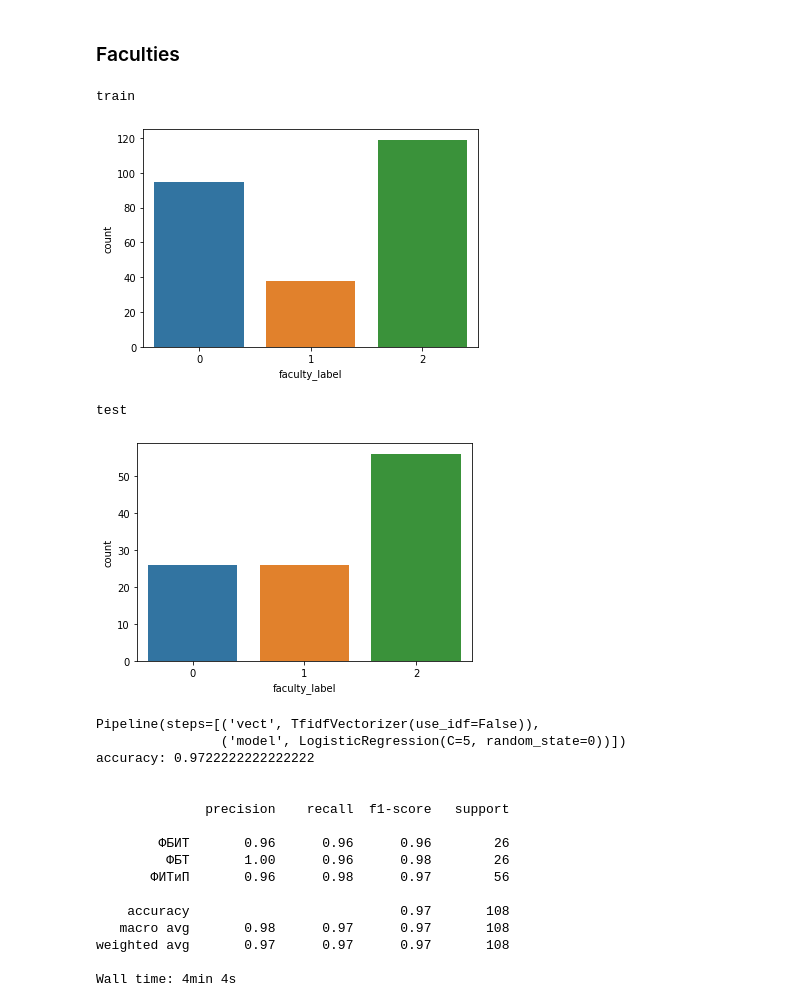
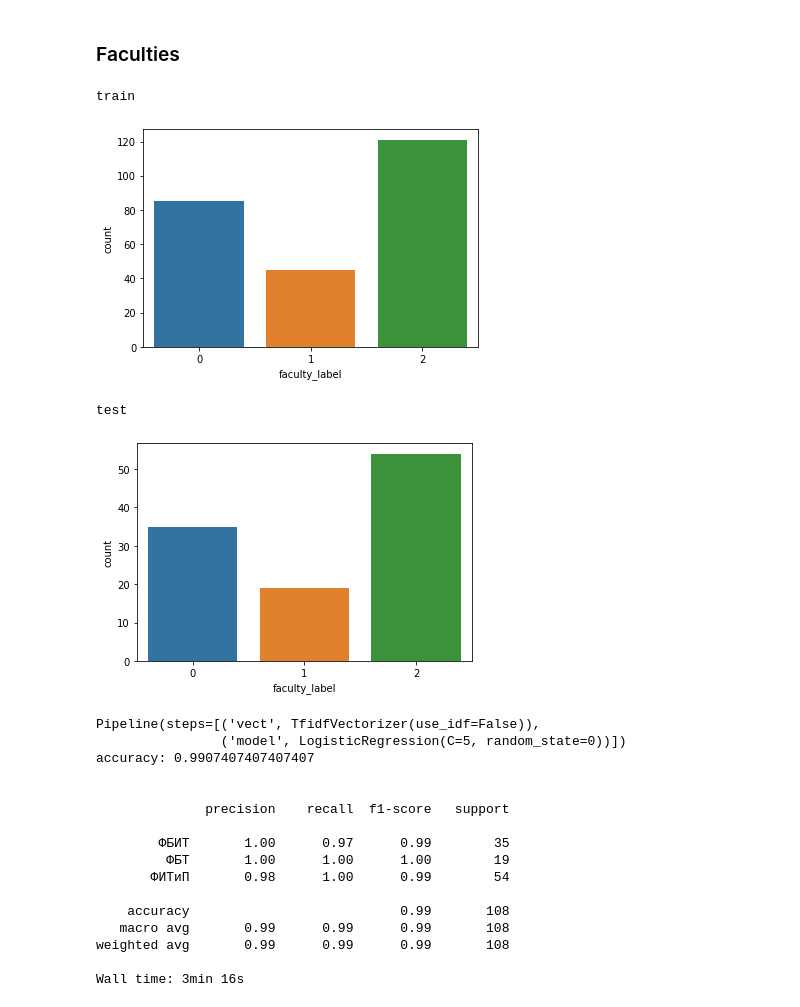
Before and after one commit to Ylikn/ITMO_Text-analysis-tools_VKR, a Jupyter notebook: DepartmentsClassification.ipynb, the cells around one changed output. Cells and saved outputs as stored; diff of their text form; code cells hidden in the pictures.

```diff
--- a/DepartmentsClassification.ipynb
+++ b/DepartmentsClassification.ipynb
@@ -17,7 +19,7 @@ import warnings
 warnings.filterwarnings('ignore')
 # %%
 df = pd.read_csv('VKR_docs_structure.csv')
-df['preproc_text'] = df['preproc_text'].apply(lambda x: ' '.join(eval(x)))
+df = df.sample(len(df))
 print(len(df))
 df.head()
 # %% [output]
@@ -171,57 +174,58 @@ Name: coef_ФБИТ, dtype: float64
 # %%
 %%time
 
-X_train, X_test, y_train, y_test = train_test_split(df['preproc_text'], df['faculty_label'], test_size=0.3)
+X_train, X_test, y_train, y_test = train_test_split(df['main_preproc_text'], df['faculty_label'],
+                                                    test_size=0.3, random_state=100)
 
 print('train')
 sns.countplot(y_train)
 plt.show()
 
 print('test')
 sns.countplot(y_test)
 plt.show()
 
 
 pipeline = Pipeline([
     ('vect', TfidfVectorizer()),
     ('model',LogisticRegression(random_state = 0))])
 
 params={'model__C':np.arange(10),
         'model__penalty':['l1','l2', 'elasticnet'],
         'model__solver':['liblinear','lbfgs'],
         'vect__use_idf':[True, False],
         'vect__norm':['l1', 'l2']}
 
 grid = GridSearchCV(pipeline, cv=3, n_jobs=-1, param_grid=params)
 grid.fit(X_train, y_train)
 model_best_faculty = grid.best_estimator_
 print(model_best_faculty)
 
 predicted_faculty = model_best_faculty.predict(X_test)
 print('accuracy:', metrics.accuracy_score(predicted_faculty, y_test))
 print('\n')
 print(metrics.classification_report(y_test, predicted_faculty, target_names=le_faculty.classes_))
 # %% [output]
 train
-[figure, old version]
+[figure, new version]
 test
-[figure, old version]
+[figure, new version]
 Pipeline(steps=[('vect', TfidfVectorizer(use_idf=False)),
                 ('model', LogisticRegression(C=5, random_state=0))])
-accuracy: 0.9722222222222222
+accuracy: 0.9907407407407407
 
 
               precision    recall  f1-score   support
 
-        ФБИТ       0.96      0.96      0.96        26
-         ФБТ       1.00      0.96      0.98        26
-       ФИТиП       0.96      0.98      0.97        56
+        ФБИТ       1.00      0.97      0.99        35
+         ФБТ       1.00      1.00      1.00        19
+       ФИТиП       0.98      1.00      0.99        54
 
-    accuracy                           0.97       108
-   macro avg       0.98      0.97      0.97       108
-weighted avg       0.97      0.97      0.97       108
+    accuracy                           0.99       108
+   macro avg       0.99      0.99      0.99       108
+weighted avg       0.99      0.99      0.99       108
 
-Wall time: 4min 4s
+Wall time: 3min 16s
 # %%
 fi_faculty = pd.DataFrame(model_best_faculty.named_steps['model'].coef_.T)
 fi_faculty = fi_faculty.rename(\
```
Also changed, not shown: parts of 8 cells of this notebook, 7 other files.
